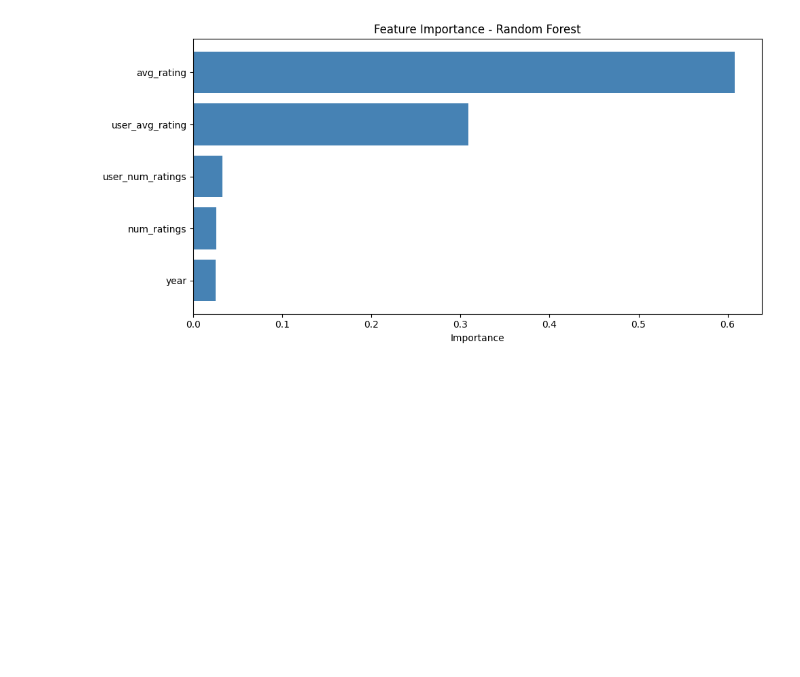
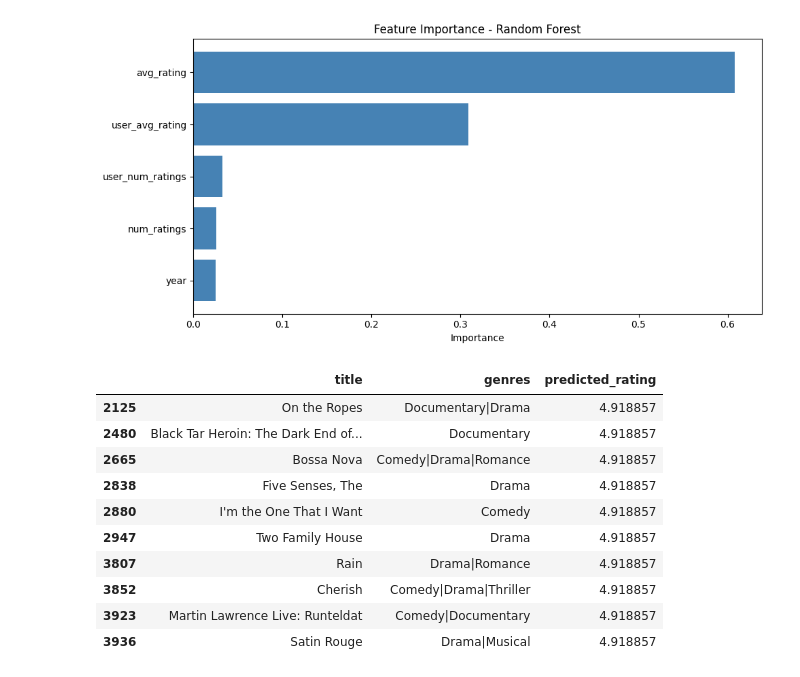
Before and after one commit to Alexandorel/ML-Product-Recommendation, a Jupyter notebook: src/python.ipynb, the cells around one changed output. Cells and saved outputs as stored; diff of their text form; code cells hidden in the pictures; blank space fills up the shorter version.

```diff
--- a/src/python.ipynb
+++ b/src/python.ipynb
@@ -746,3 +746,65 @@ plt.show()
 | 1 | num_ratings | 0.025977 |
 | 4 | year | 0.024697 |
 [figure]
+# %%
+def predict_rating_rf(user_id, movie_id):
+    """Prezice rating-ul pe care userul l-ar da filmului."""
+    # Preia features-urile userului
+    user_info = user_stats[user_stats['userId'] == user_id]
+    movie_info = movies[movies['movieId'] == movie_id]
+
+    if user_info.empty or movie_info.empty:
+        return None
+
+    # Construieste vectorul de features
+    X_new = pd.DataFrame([{
+        'avg_rating': movie_info['avg_rating'].values[0],
+        'num_ratings': movie_info['num_ratings'].values[0],
+        'user_avg_rating': user_info['user_avg_rating'].values[0],
+        'user_num_ratings': user_info['user_num_ratings'].values[0],
+        'year': movie_info['year'].values[0]
+    }])
+
+    return rf_model.predict(X_new)[0]
+
+
+def recommend_rf(user_id, n=10):
+    """Recomanda top N filme pentru un user folosind Random Forest."""
+    # Filme pe care userul nu le-a vazut
+    seen = set(ratings[ratings['userId'] == user_id]['movieId'])
+    candidates = movies[~movies['movieId'].isin(seen)].copy()
+
+    # Filtru: doar filme cu features complete
+    candidates = candidates.dropna(subset=['avg_rating', 'year'])
+
+    user_info = user_stats[user_stats['userId'] == user_id].iloc[0]
+
+    # Construieste matricea de predictii
+    X_candidates = pd.DataFrame({
+        'avg_rating': candidates['avg_rating'].values,
+        'num_ratings': candidates['num_ratings'].values,
+        'user_avg_rating': user_info['user_avg_rating'],
+        'user_num_ratings': user_info['user_num_ratings'],
+        'year': candidates['year'].values
+    })
+
+    # Prezice rating-urile pentru toate
+    candidates['predicted_rating'] = rf_model.predict(X_candidates)
+
+    # Top N
+    return candidates.nlargest(n, 'predicted_rating')[['title', 'genres', 'predicted_rating']]
+
+# Test
+display(recommend_rf(user_id=1, n=10))
+# %% [output]
+|  | title | genres | predicted_rating |
+| 2125 | On the Ropes | Documentary|Drama | 4.918857 |
+| 2480 | Black Tar Heroin: The Dark End of... | Documentary | 4.918857 |
+| 2665 | Bossa Nova | Comedy|Drama|Romance | 4.918857 |
+| 2838 | Five Senses, The | Drama | 4.918857 |
+| 2880 | I'm the One That I Want | Comedy | 4.918857 |
+| 2947 | Two Family House | Drama | 4.918857 |
+| 3807 | Rain | Drama|Romance | 4.918857 |
+| 3852 | Cherish | Comedy|Drama|Thriller | 4.918857 |
+| 3923 | Martin Lawrence Live: Runteldat | Comedy|Documentary | 4.918857 |
+| 3936 | Satin Rouge | Drama|Musical | 4.918857 |
```
Also changed, not shown: parts of 1 cell of this notebook.
